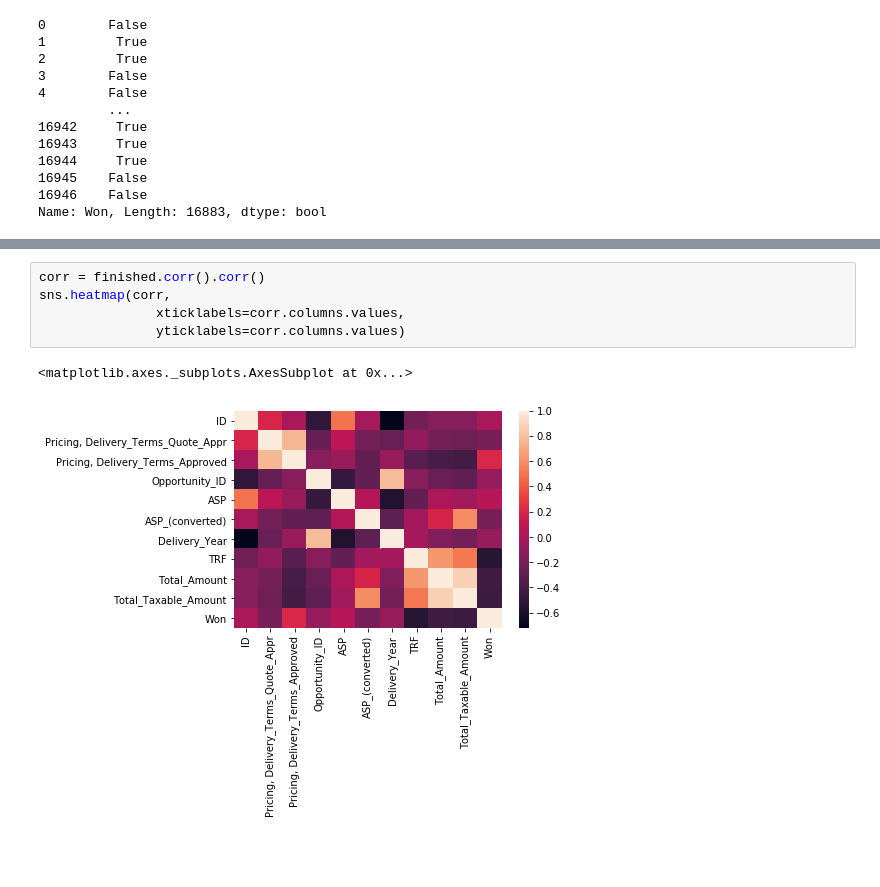
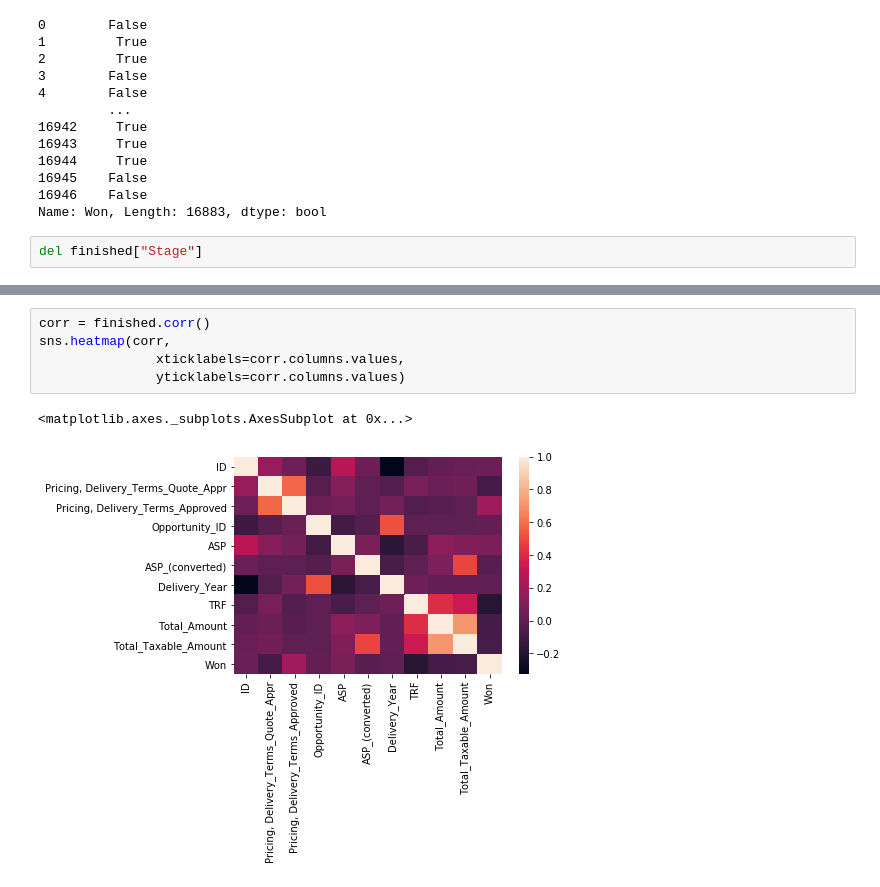
Before and after one commit to CeciliaRoldan/Pycantes, a Jupyter notebook: notebooks/correlation.ipynb, the cells around one changed output, grey strips where cells are left out. Cells and saved outputs as stored; diff of their text form; blank space fills up the shorter version.

```diff
--- a/notebooks/correlation.ipynb
+++ b/notebooks/correlation.ipynb
@@ -66,6 +59,8 @@ finished["Won"]
 16945    False
 16946    False
 Name: Won, Length: 16883, dtype: bool
+# %%
+del finished["Stage"]
 # %%
 finished.corr()
 # %% [output]
@@ -82,10 +77,10 @@ finished.corr()
 | Total_Taxable_Amount | 0.032703 | 0.055933 | -0.002655 | -0.002257 | 0.108095 | 0.486399 | ... |
 | Won | 0.038966 | -0.084992 | 0.204484 | 0.013347 | 0.089578 | -0.015702 | ... |
 # %%
-corr = finished.corr().corr()
+corr = finished.corr()
 sns.heatmap(corr,
                xticklabels=corr.columns.values,
                yticklabels=corr.columns.values)
 # %% [output]
 <matplotlib.axes._subplots.AxesSubplot at 0x...>
-[figure, old version]
+[figure, new version]
```
Also changed, not shown: parts of 5 cells of this notebook.
